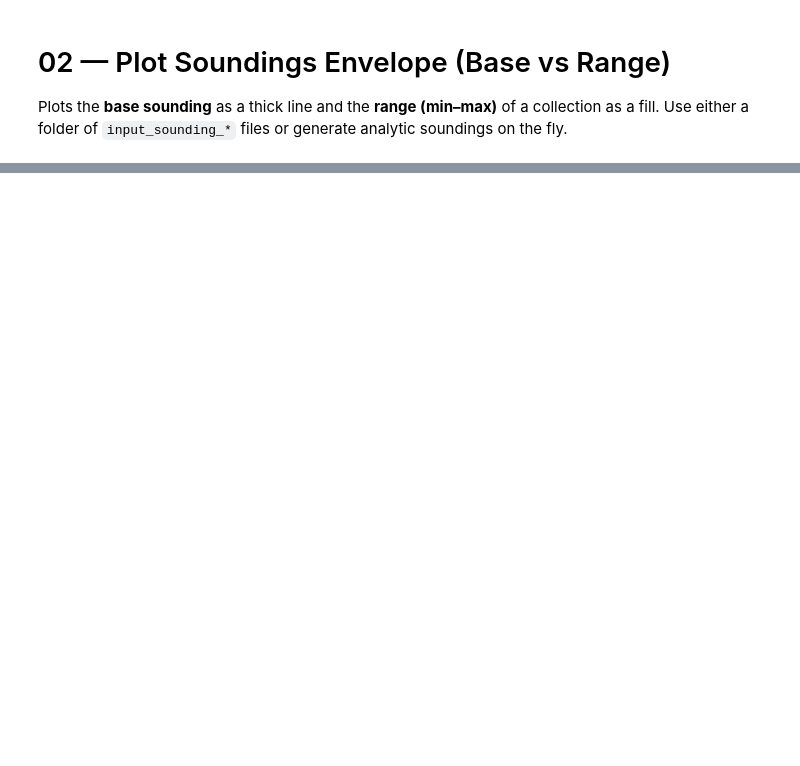
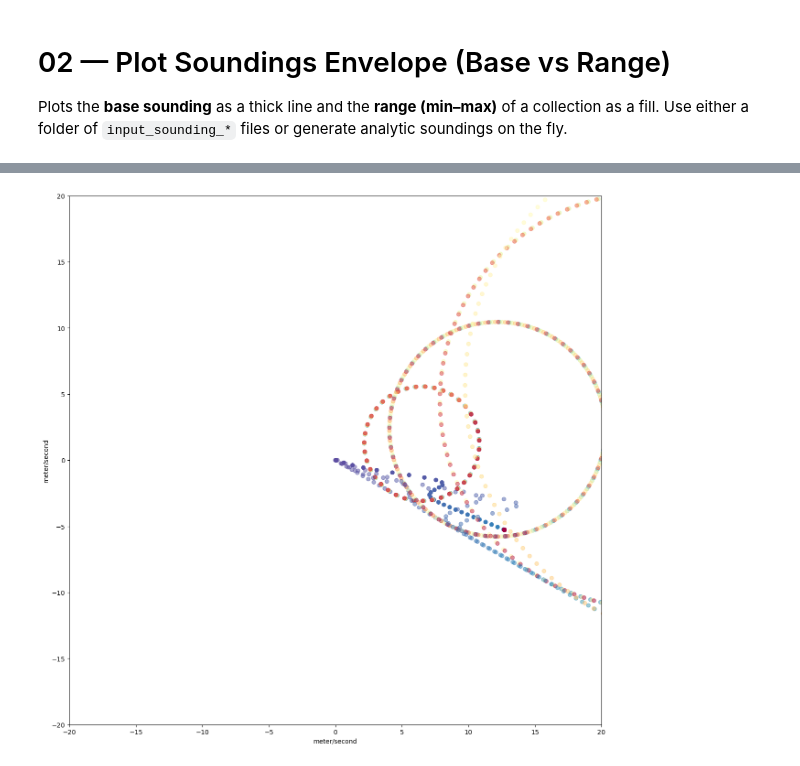
Before and after one commit to jgacituag/Supercell_WRF_Sensitivity, a Jupyter notebook: notebooks/02_plot_soundings_envelope.ipynb, the cells around one changed output, grey strips where cells are left out. Saved outputs shown, nothing was run; the diff lists cells and outputs as text; code cells hidden in the pictures; blank space fills up the shorter version.

```diff
--- a/notebooks/02_plot_soundings_envelope.ipynb
+++ b/notebooks/02_plot_soundings_envelope.ipynb
@@ -124,3 +127,16 @@ plt.grid(True, alpha=0.3); plt.legend(); plt.show()
+# %%
+fig, axs = plt.subplots(1, 1, figsize=(15, 15))
+z_km = zb.to('km')
+axs.scatter(ub, vb, c=zb,cmap='Spectral_r')
+for i in range(len(T_arr)):
+    axs.scatter(u_arr[i,:], v_arr[i,:], c=z_arr[i,:],cmap='Spectral_r',alpha=0.5)
+#for ax in axs:
+axs.set_xlim(-20,20)
+axs.set_ylim(-20,20)
+    #ax.set_yticks([0,2,4,6,8,10,12,14,16,18,20])
+plt.show()
+# %% [output]
+[figure, added]
 # %%
 import matplotlib.pyplot as plt
 from metpy.plots import SkewT, Hodograph
```
Also changed, not shown: parts of 10 cells of this notebook, 2 other files.
